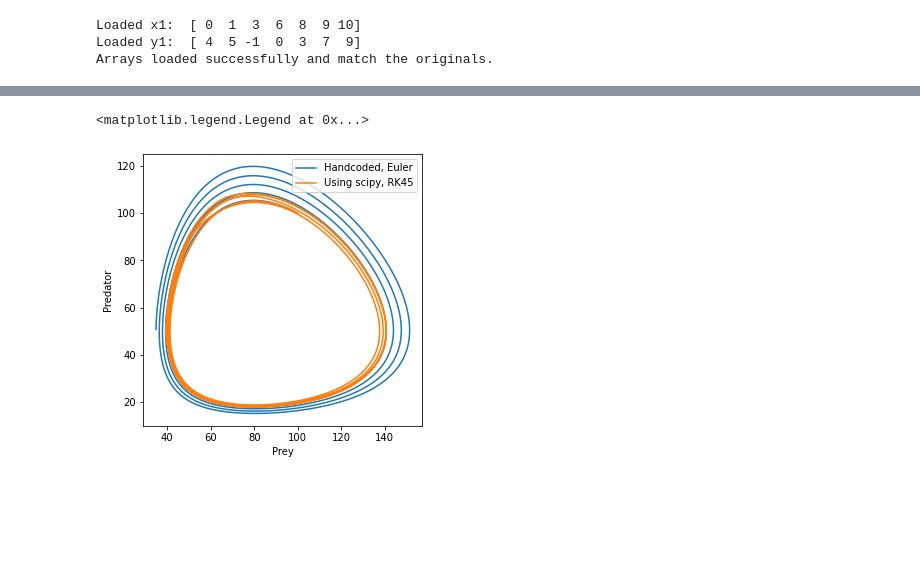
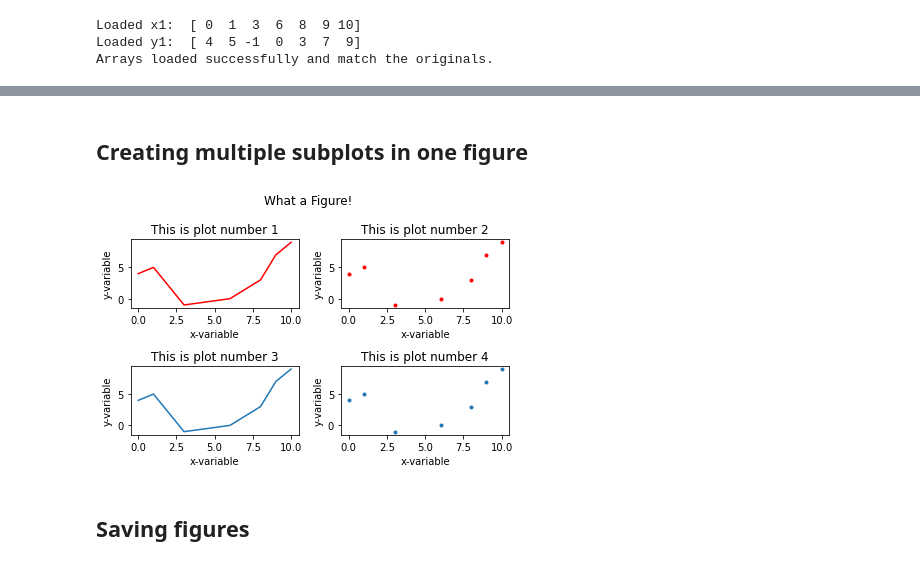
Before and after one commit to BalanceKey/eitn2025-python-tutorial, a Jupyter notebook: 02_Python-numpy.ipynb, the cells around one changed output, grey strips where cells are left out. Cells and saved outputs as stored; diff of their text form; code cells hidden in the pictures; blank space fills up the shorter version.

```diff
--- a/02_Python-numpy.ipynb
+++ b/02_Python-numpy.ipynb
@@ -177,20 +230,0 @@ where $\vec{x} = (x, y)$, $\Delta t$ is the time step, and $f(\vec{x})$ is the r
-# %%
-T = 200.
-dt = 0.1
-nt = int(T/dt)
-t = np.linspace(0, T, nt+1)
-
-x = np.zeros((nt+1, 2))
-
-# Initial conditions
-x[0,:] = [100., 100.]
-
-# Model constants
-a = 0.1
-b = 0.002
-c = 0.2
-d = 0.0025
-
-for i in range(0, nt):
-    x[i+1,0] = x[i,0] + dt*(a*x[i,0] - b*x[i,0]*x[i,1])
-    x[i+1,1] = x[i,1] + dt*(d*x[i,0]*x[i,1] - c*x[i,1])
@@ -245,11 +231,22 @@ Text(0, 0.5, 'Predator')
-# %%
-plt.figure(figsize=(5,5))
-plt.plot(x[:,0], x[:,1], label="Handcoded, Euler")
-plt.plot(xb[:,0], xb[:,1], label="Using scipy, RK45")
-
-plt.xlabel("Prey")
-plt.ylabel("Predator")
-plt.legend(loc='upper right')
-# %% [output]
-<matplotlib.legend.Legend at 0x...>
-[figure, removed]
+# %% [markdown]
+## Creating multiple subplots in one figure
+# %%
+# Creating a figure with multiple subplots
+fig, axes = plt.subplots(ncols=2, nrows=2)
+((ax1, ax2), (ax3, ax4)) = axes
+ax1.plot(x1, y1, color="red")
+ax2.scatter(x1, y1, color="red", marker=".")
+ax3.plot(x1, y1)
+ax4.scatter(x1, y1, marker=".")
+
+for i, ax in enumerate(axes.flatten(), start=1):
+    ax.set_title(f"This is plot number {i}")
+    ax.set_xlabel("x-variable")
+    ax.set_ylabel("y-variable")
+fig.suptitle("What a Figure!")
+fig.tight_layout()
+plt.show()
+# %% [output]
+[figure, added]
+# %% [markdown]
+## Saving figures
```
Also changed, not shown: parts of 19 cells of this notebook, 11 other files.
